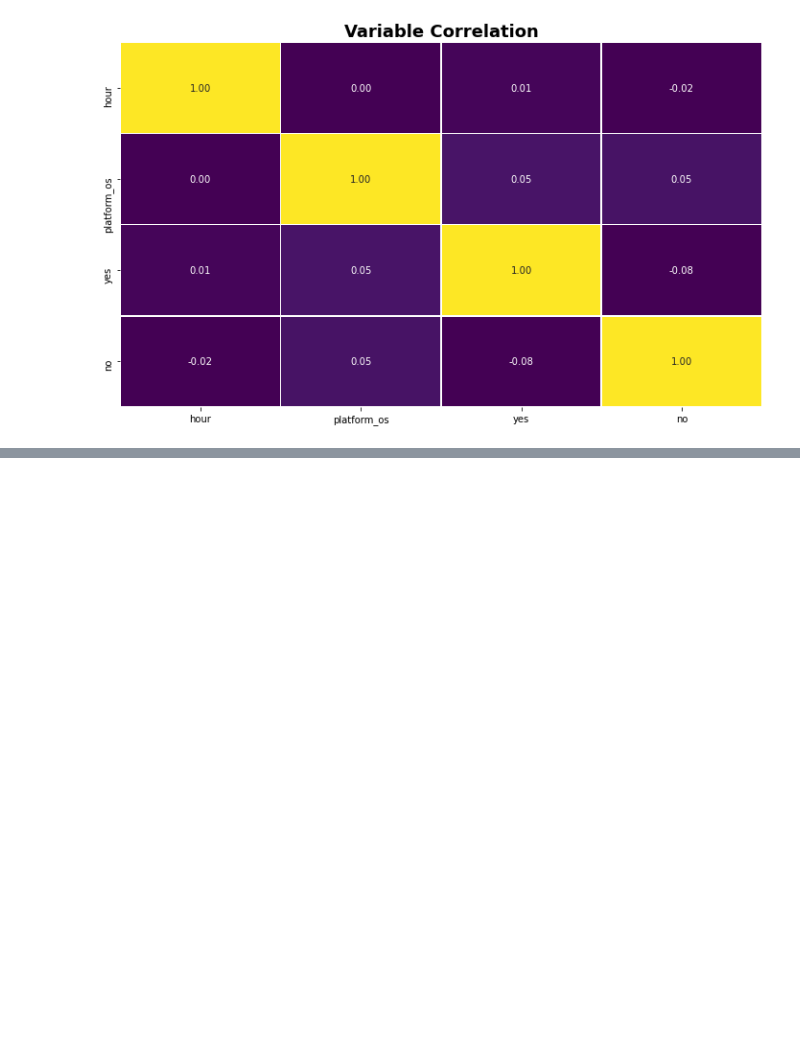
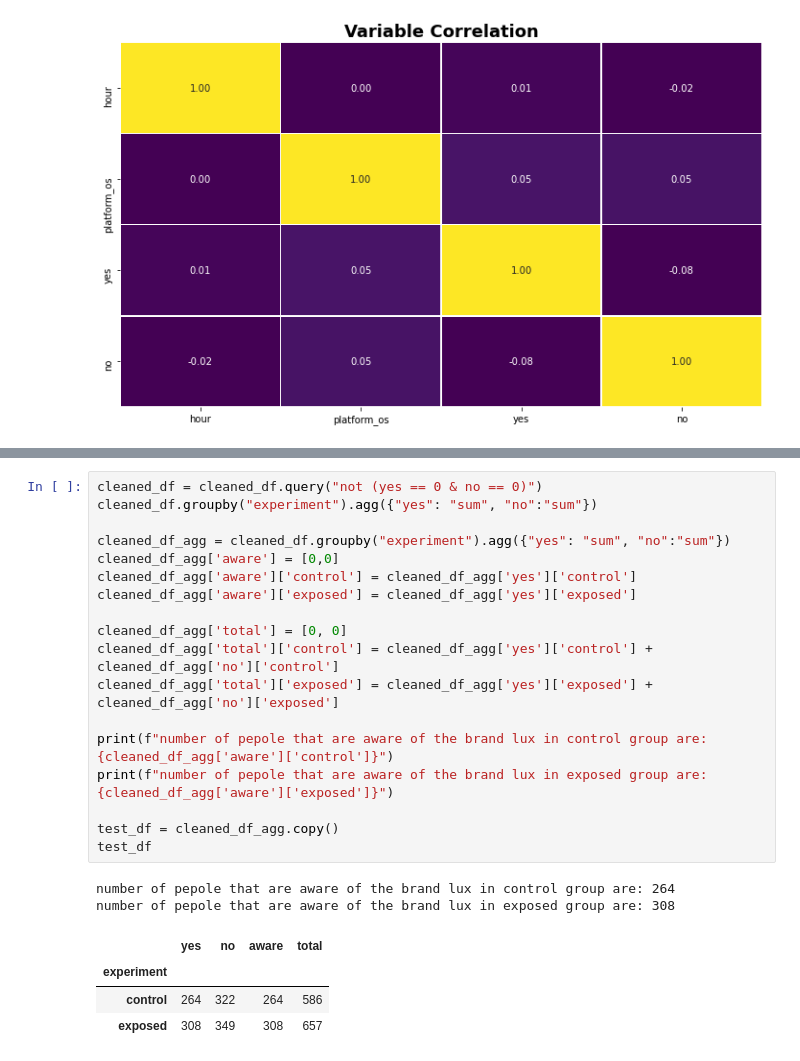
Before and after one commit to Bina-man/Smart-Advertisement, a Jupyter notebook: notebooks/classicABtest.ipynb, the cells around one changed output, grey strips where cells are left out. Drawn from its saved outputs; the diff is of its cells as text; blank space fills up the shorter version.

```diff
--- a/notebooks/classicABtest.ipynb
+++ b/notebooks/classicABtest.ipynb
@@ -168,0 +188,25 @@ Removing unanswered experiments
+# %%
+cleaned_df = cleaned_df.query("not (yes == 0 & no == 0)")
+cleaned_df.groupby("experiment").agg({"yes": "sum", "no":"sum"})
+
+cleaned_df_agg = cleaned_df.groupby("experiment").agg({"yes": "sum", "no":"sum"})
+cleaned_df_agg['aware'] = [0,0]
+cleaned_df_agg['aware']['control'] = cleaned_df_agg['yes']['control']
+cleaned_df_agg['aware']['exposed'] = cleaned_df_agg['yes']['exposed']
+
+cleaned_df_agg['total'] = [0, 0]
+cleaned_df_agg['total']['control'] = cleaned_df_agg['yes']['control'] +  cleaned_df_agg['no']['control']
+cleaned_df_agg['total']['exposed'] = cleaned_df_agg['yes']['exposed'] + cleaned_df_agg['no']['exposed']
+
+print(f"number of pepole that are aware of the brand lux in control group are: {cleaned_df_agg['aware']['control']}")
+print(f"number of pepole that are aware of the brand lux in exposed group are: {cleaned_df_agg['aware']['exposed']}")
+
+test_df = cleaned_df_agg.copy()
+test_df
+# %% [output]
+number of pepole that are aware of the brand lux in control group are: 264
+number of pepole that are aware of the brand lux in exposed group are: 308
+|  | yes | no | aware | total |
+| experiment |  |  |  |  |
+| control | 264 | 322 | 264 | 586 |
+| exposed | 308 | 349 | 308 | 657 |
```
Also changed, not shown: parts of 17 cells of this notebook.
